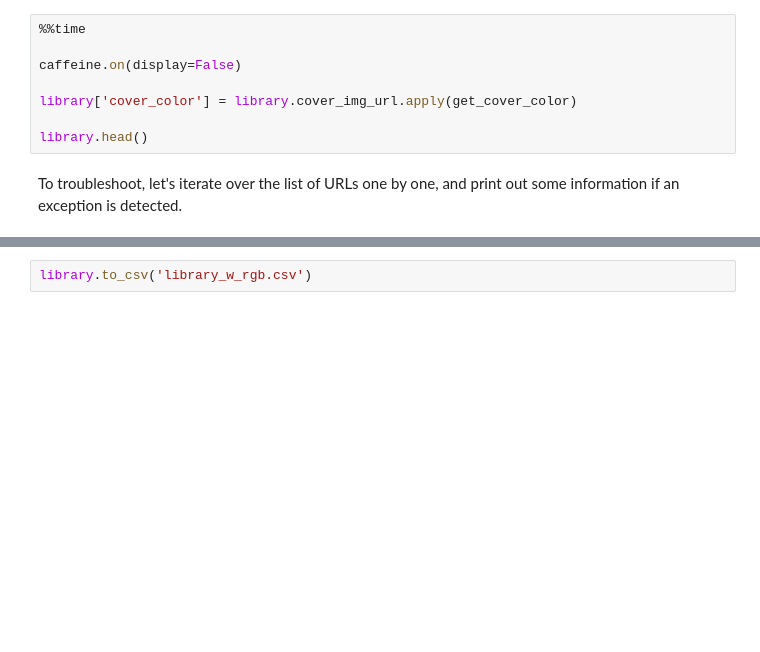
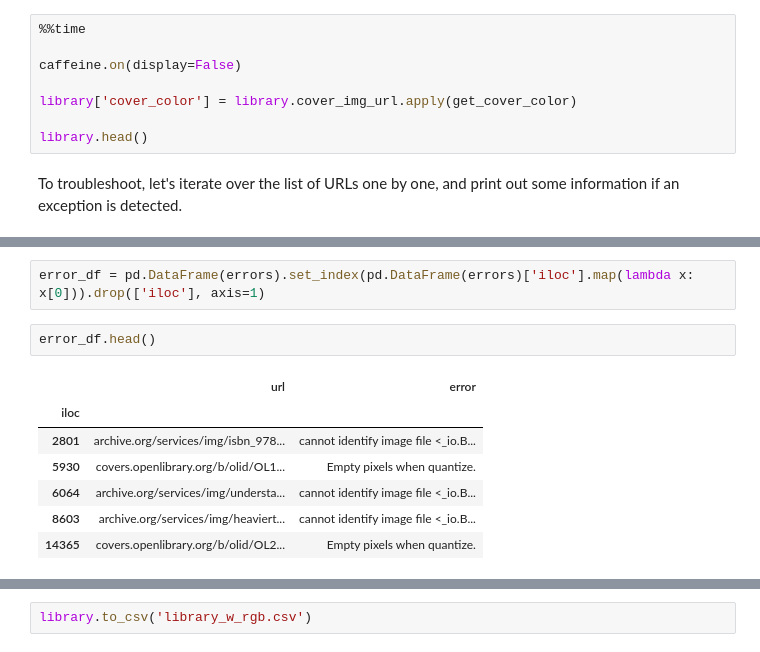
Before and after one commit to ran0027/book-covers, a Jupyter notebook: get_images.ipynb, the cells around one changed output, grey strips where cells are left out. Saved outputs shown, nothing was run; the diff lists cells and outputs as text; blank space fills up the shorter version.

```diff
--- a/get_images.ipynb
+++ b/get_images.ipynb
@@ -576,0 +688,12 @@ Name: rgb, Length: 1181, dtype: int64
+# %%
+error_df = pd.DataFrame(errors).set_index(pd.DataFrame(errors)['iloc'].map(lambda x: x[0])).drop(['iloc'], axis=1)
+# %%
+error_df.head()
+# %% [output]
+|  | url | error |
+| iloc |  |  |
+| 2801 | archive.org/services/img/isbn_978... | cannot identify image file <_io.B... |
+| 5930 | covers.openlibrary.org/b/olid/OL1... | Empty pixels when quantize. |
+| 6064 | archive.org/services/img/understa... | cannot identify image file <_io.B... |
+| 8603 | archive.org/services/img/heaviert... | cannot identify image file <_io.B... |
+| 14365 | covers.openlibrary.org/b/olid/OL2... | Empty pixels when quantize. |
```
Also changed, not shown: parts of 65 cells of this notebook, 2 other files.
